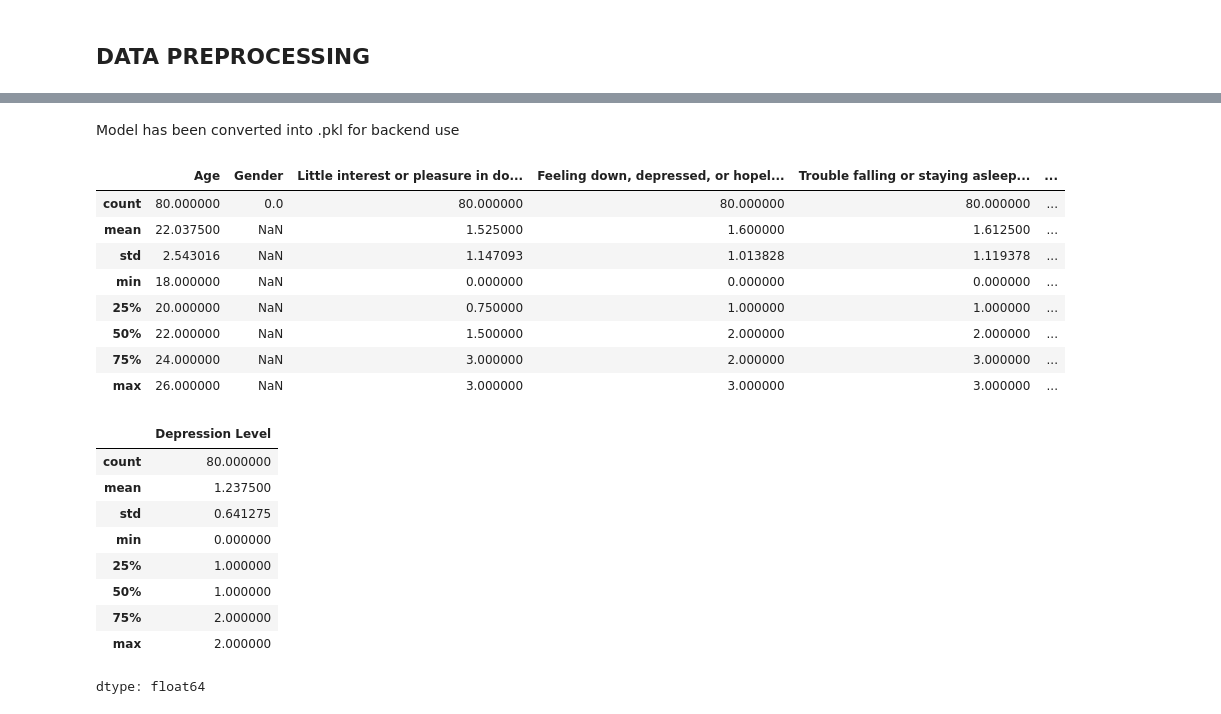
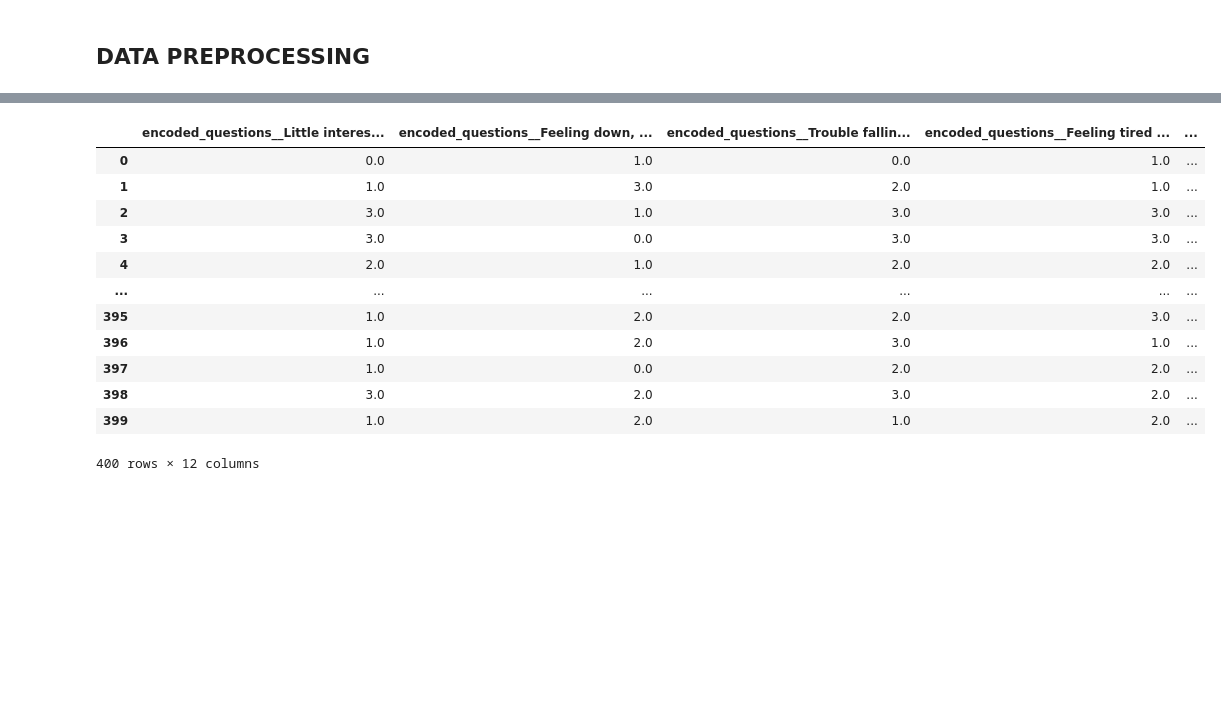
Before and after one commit to SLokesh1810/mental_health_detector, a Jupyter notebook: PHQ9_DepressionDetector.ipynb, the cells around one changed output, grey strips where cells are left out. Drawn from its saved outputs; the diff is of its cells as text; code cells hidden in the pictures; blank space fills up the shorter version.

```diff
--- a/PHQ9_DepressionDetector.ipynb
+++ b/PHQ9_DepressionDetector.ipynb
@@ -293,2 +91,0 @@ Requirement already satisfied: joblib in /usr/local/lib/python3.11/dist-packages
-# %% [markdown]
-Model has been converted into .pkl for backend use
@@ -298,25 +91,0 @@ from google.colab import files
-# %%
-testX.describe()
-# %% [output]
-|  | Age | Gender | Little interest or pleasure in do... | Feeling down, depressed, or hopel... | Trouble falling or staying asleep... | ... |
-| count | 80.000000 | 0.0 | 80.000000 | 80.000000 | 80.000000 | ... |
-| mean | 22.037500 | NaN | 1.525000 | 1.600000 | 1.612500 | ... |
-| std | 2.543016 | NaN | 1.147093 | 1.013828 | 1.119378 | ... |
-| min | 18.000000 | NaN | 0.000000 | 0.000000 | 0.000000 | ... |
-| 25% | 20.000000 | NaN | 0.750000 | 1.000000 | 1.000000 | ... |
-| 50% | 22.000000 | NaN | 1.500000 | 2.000000 | 2.000000 | ... |
-| 75% | 24.000000 | NaN | 3.000000 | 2.000000 | 3.000000 | ... |
-| max | 26.000000 | NaN | 3.000000 | 3.000000 | 3.000000 | ... |
-# %%
-testY.describe()
-# %% [output]
-|  | Depression Level |
-| count | 80.000000 |
-| mean | 1.237500 |
-| std | 0.641275 |
-| min | 0.000000 |
-| 25% | 1.000000 |
-| 50% | 1.000000 |
-| 75% | 2.000000 |
-| max | 2.000000 |
-dtype: float64
@@ -322,0 +136,16 @@ dtype: float64
+# %%
+transformed_data
+# %% [output]
+|  | encoded_questions__Little interes... | encoded_questions__Feeling down, ... | encoded_questions__Trouble fallin... | encoded_questions__Feeling tired ... | ... |
+| 0 | 0.0 | 1.0 | 0.0 | 1.0 | ... |
+| 1 | 1.0 | 3.0 | 2.0 | 1.0 | ... |
+| 2 | 3.0 | 1.0 | 3.0 | 3.0 | ... |
+| 3 | 3.0 | 0.0 | 3.0 | 3.0 | ... |
+| 4 | 2.0 | 1.0 | 2.0 | 2.0 | ... |
+| ... | ... | ... | ... | ... | ... |
+| 395 | 1.0 | 2.0 | 2.0 | 3.0 | ... |
+| 396 | 1.0 | 2.0 | 3.0 | 1.0 | ... |
+| 397 | 1.0 | 0.0 | 2.0 | 2.0 | ... |
+| 398 | 3.0 | 2.0 | 3.0 | 2.0 | ... |
+| 399 | 1.0 | 2.0 | 1.0 | 2.0 | ... |
+400 rows × 12 columns
```
Also changed, not shown: parts of 31 cells of this notebook.
